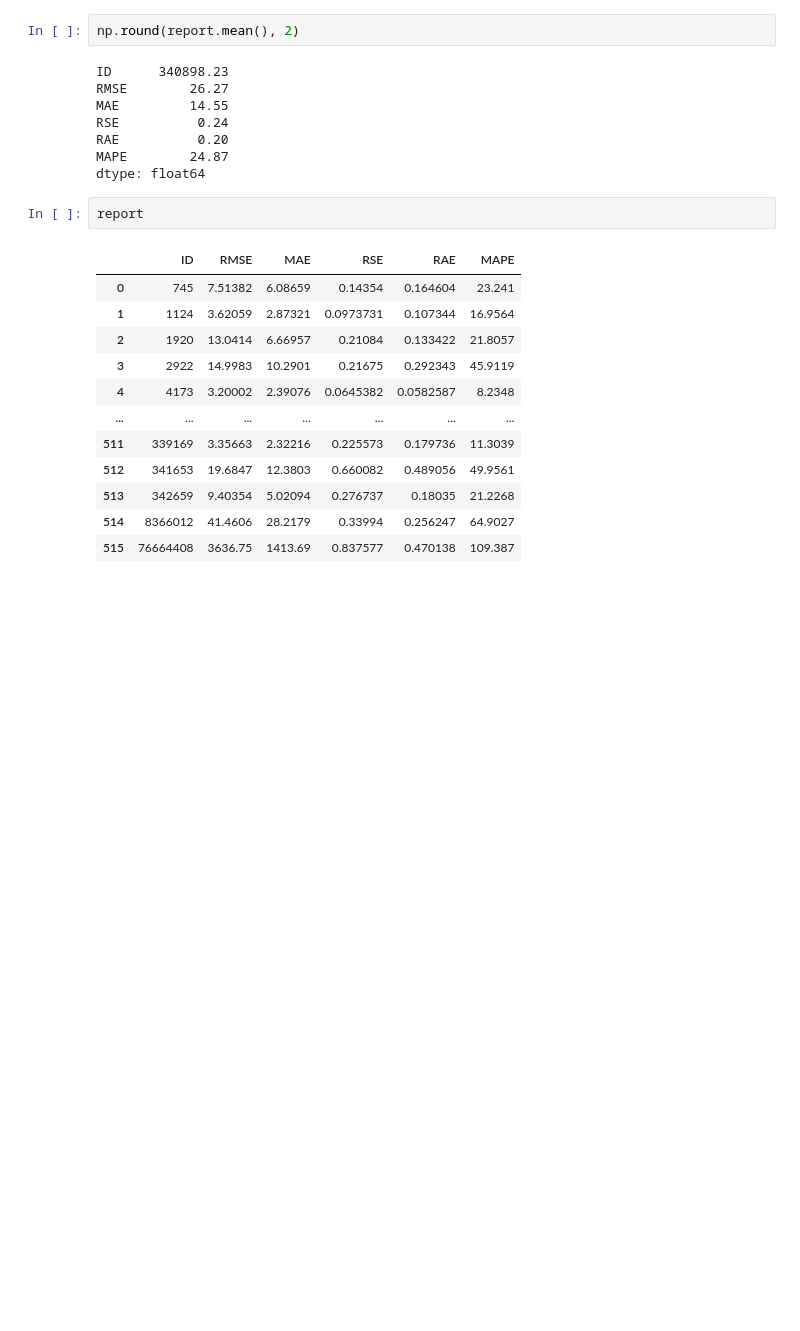
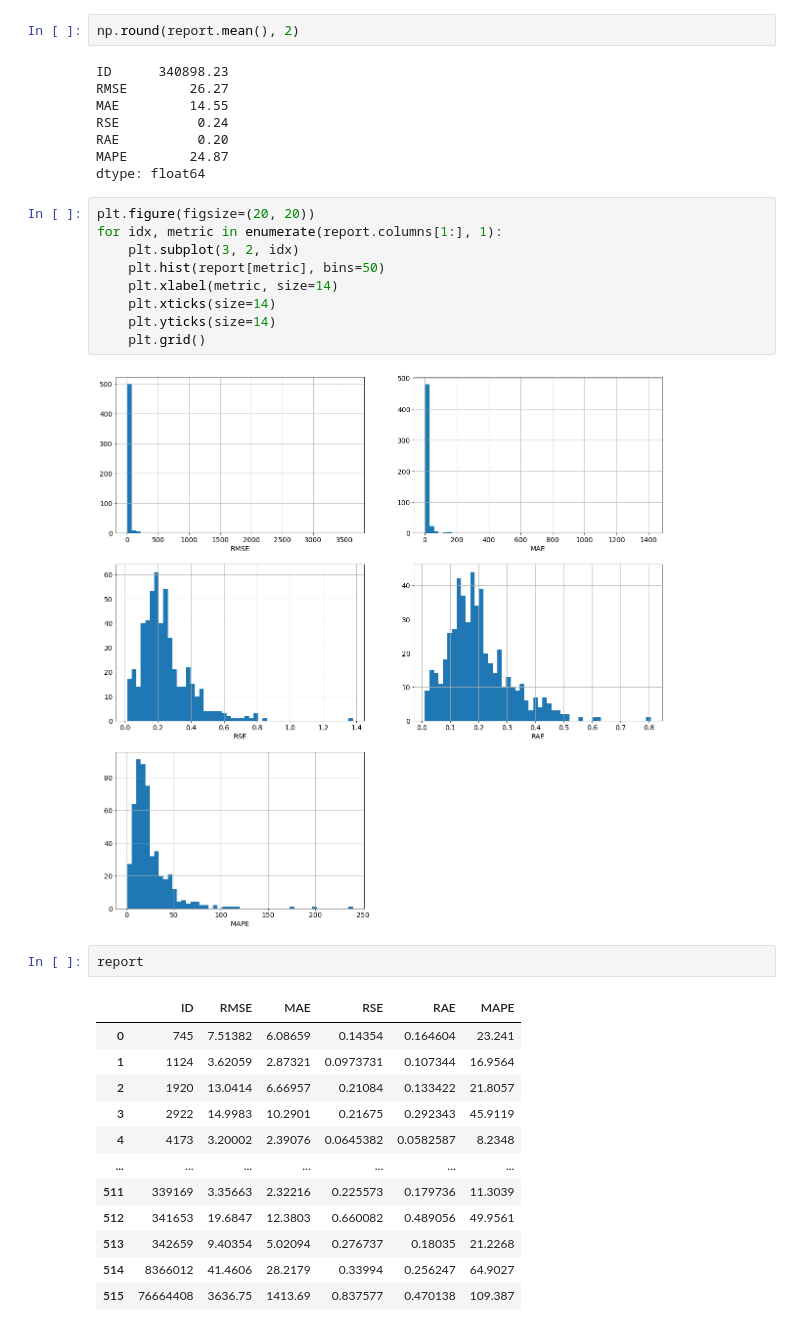
Before and after one commit to HSE-LAMBDA/light_curve_approx, a Jupyter notebook: notebooks/StarterKit.ipynb, the cells around one changed output. Cells and saved outputs as stored; diff of their text form; blank space fills up the shorter version.

```diff
--- a/notebooks/StarterKit.ipynb
+++ b/notebooks/StarterKit.ipynb
@@ -297,6 +298,17 @@ RSE          0.24
 RAE          0.20
 MAPE        24.87
 dtype: float64
+# %%
+plt.figure(figsize=(20, 20))
+for idx, metric in enumerate(report.columns[1:], 1):
+    plt.subplot(3, 2, idx)
+    plt.hist(report[metric], bins=50)
+    plt.xlabel(metric, size=14)
+    plt.xticks(size=14)
+    plt.yticks(size=14)
+    plt.grid()
+# %% [output]
+[figure, added]
 # %%
 report
 # %% [output]
```
Also changed, not shown: parts of 12 cells of this notebook.
